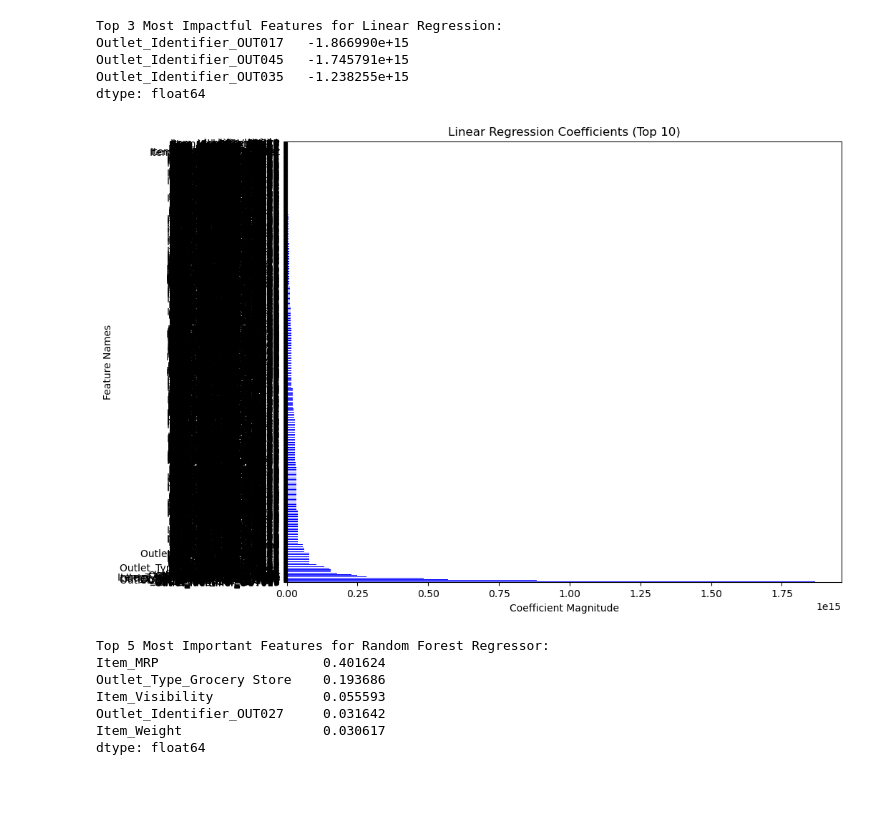
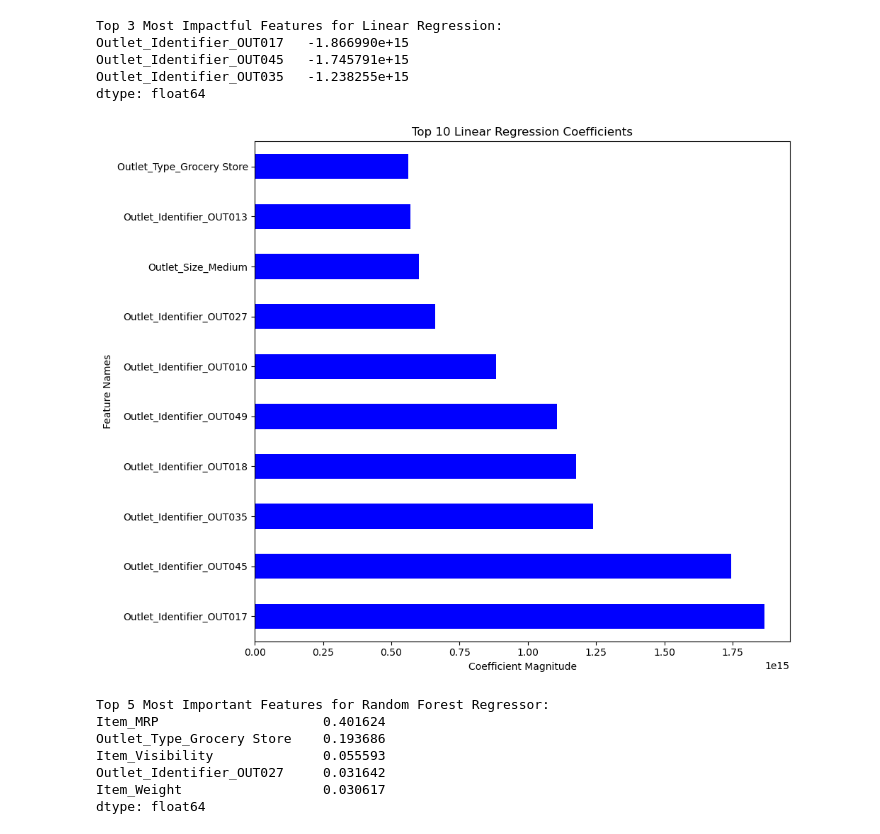
Before and after one commit to Soichiro-Gardinner/Prediction-of-Grocery-Sales, a Jupyter notebook: Project 1[Revisited]/Project 1 -Revisited.ipynb, the cells around one changed output. Cells and saved outputs as stored; diff of their text form; code cells hidden in the pictures; blank space fills up the shorter version.

```diff
--- a/Project 1[Revisited]/Project 1 -Revisited.ipynb
+++ b/Project 1[Revisited]/Project 1 -Revisited.ipynb
@@ -37,31 +37,31 @@ X_test_preprocessed = preprocessor.transform(X_test)
 # %%
 # Linear Regression Model
 lin_reg = LinearRegression()
 lin_reg.fit(X_train_preprocessed, y_train)
 
 # Extracting and Visualizing Coefficients
 coeffs = pd.Series(lin_reg.coef_, index=num_features + list(preprocessor.named_transformers_['cat']['onehot'].get_feature_names_out(input_features=cat_features)))
+coeffs_sorted = coeffs.abs().sort_values(ascending=False).head(10)  # Sorting and selecting top 10 coefficients
 plt.figure(figsize=(10, 8))
-coeffs_sorted = coeffs.abs().sort_values(ascending=False)
-coeffs_sorted.plot(kind='barh', color='blue')
-ax = plt.gca()
+ax = coeffs_sorted.plot(kind='barh', color='blue')
 ax.set_xlabel('Coefficient Magnitude')
 ax.set_ylabel('Feature Names')
-ax.set_title('Linear Regression Coefficients (Top 10)')
+ax.set_title('Top 10 Linear Regression Coefficients')
 plt.axvline(0, color='k')
+plt.tight_layout()  # Improving spacing between the plot elements
 plt.savefig('linear_regression_coefficients.png')
 
 # Top 3 most impactful features for Linear Regression
 top_3_linear_regression = coeffs.abs().nlargest(3)
 print("Top 3 Most Impactful Features for Linear Regression:")
 print(coeffs[top_3_linear_regression.index])
 # %% [output]
 Top 3 Most Impactful Features for Linear Regression:
 Outlet_Identifier_OUT017   -1.866990e+15
 Outlet_Identifier_OUT045   -1.745791e+15
 Outlet_Identifier_OUT035   -1.238255e+15
 dtype: float64
-[figure, old version]
+[figure, new version]
 # %%
 # Tree-Based Model - Random Forest Regressor
 rf_reg = RandomForestRegressor(random_state=42)
```
Also changed, not shown: parts of 1 cell of this notebook, 1 other file.
